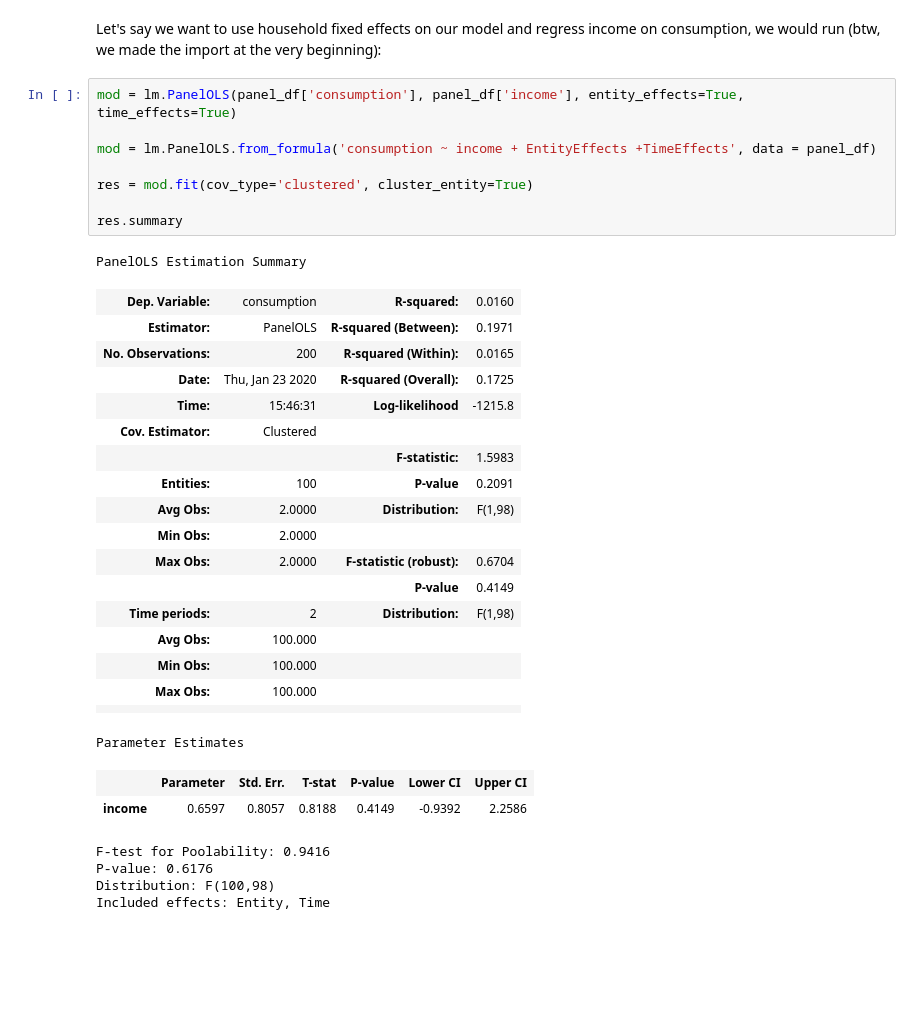
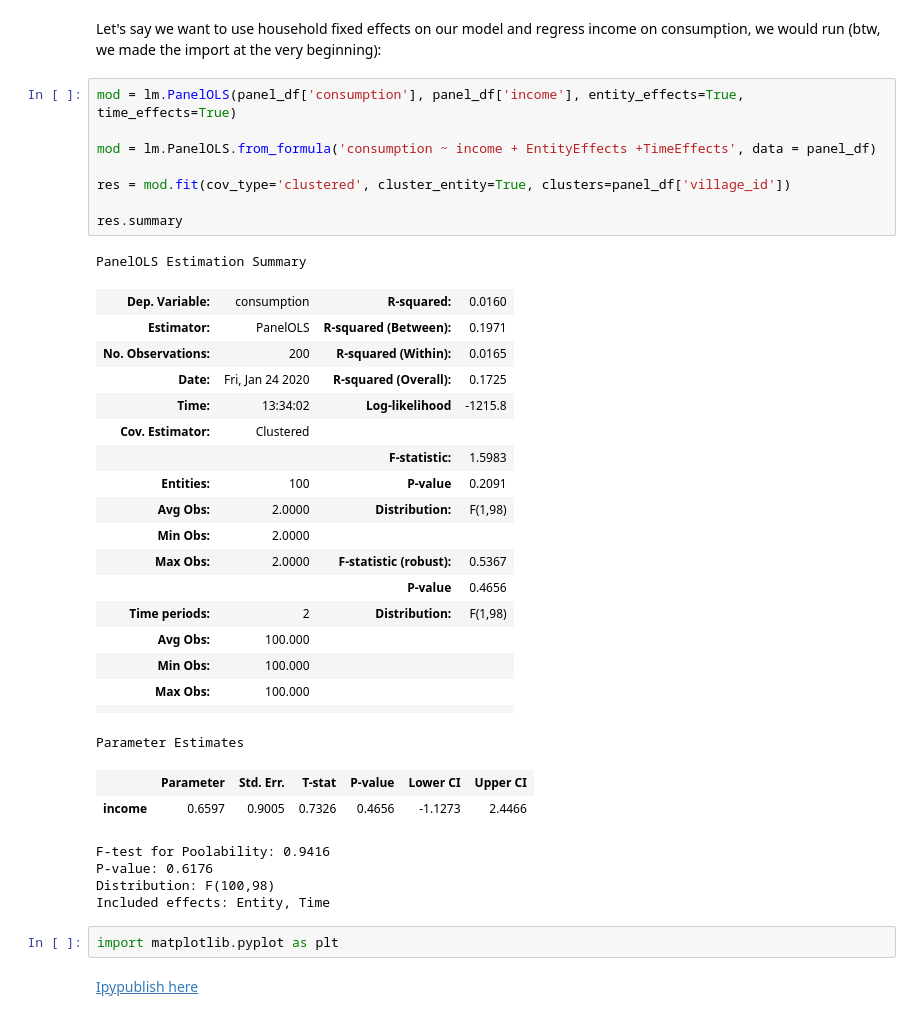
Before and after one commit to UC-Davis-ARE-Econ/Python_Boot_Camp, a Jupyter notebook: Notes/Week_5_Panel_Estimation_Aleks.ipynb, the cells around one changed output. Cells and saved outputs as stored; diff of their text form; blank space fills up the shorter version.

```diff
--- a/Notes/Week_5_Panel_Estimation_Aleks.ipynb
+++ b/Notes/Week_5_Panel_Estimation_Aleks.ipynb
@@ -329,34 +338,38 @@ Let's say we want to use household fixed effects on our model and regress income
 # %%
 mod = lm.PanelOLS(panel_df['consumption'], panel_df['income'], entity_effects=True, time_effects=True)
 
 mod = lm.PanelOLS.from_formula('consumption ~ income + EntityEffects +TimeEffects', data = panel_df)
 
-res = mod.fit(cov_type='clustered', cluster_entity=True)
+res = mod.fit(cov_type='clustered', cluster_entity=True, clusters=panel_df['village_id'])
 
 res.summary
 # %% [output]
 PanelOLS Estimation Summary
 | Dep. Variable: | consumption | R-squared: | 0.0160 |
 | Estimator: | PanelOLS | R-squared (Between): | 0.1971 |
 | No. Observations: | 200 | R-squared (Within): | 0.0165 |
-| Date: | Thu, Jan 23 2020 | R-squared (Overall): | 0.1725 |
-| Time: | 15:46:31 | Log-likelihood | -1215.8 |
+| Date: | Fri, Jan 24 2020 | R-squared (Overall): | 0.1725 |
+| Time: | 13:34:02 | Log-likelihood | -1215.8 |
 | Cov. Estimator: | Clustered |  |  |
 |  |  | F-statistic: | 1.5983 |
 | Entities: | 100 | P-value | 0.2091 |
 | Avg Obs: | 2.0000 | Distribution: | F(1,98) |
 | Min Obs: | 2.0000 |  |  |
-| Max Obs: | 2.0000 | F-statistic (robust): | 0.6704 |
-|  |  | P-value | 0.4149 |
+| Max Obs: | 2.0000 | F-statistic (robust): | 0.5367 |
+|  |  | P-value | 0.4656 |
 | Time periods: | 2 | Distribution: | F(1,98) |
 | Avg Obs: | 100.000 |  |  |
 | Min Obs: | 100.000 |  |  |
 | Max Obs: | 100.000 |  |  |
 |  |  |  |  |
 Parameter Estimates
 |  | Parameter | Std. Err. | T-stat | P-value | Lower CI | Upper CI |
-| income | 0.6597 | 0.8057 | 0.8188 | 0.4149 | -0.9392 | 2.2586 |
+| income | 0.6597 | 0.9005 | 0.7326 | 0.4656 | -1.1273 | 2.4466 |
 F-test for Poolability: 0.9416
 P-value: 0.6176
 Distribution: F(100,98)
 Included effects: Entity, Time
+# %%
+import matplotlib.pyplot as plt
+# %% [markdown]
+[Ipypublish here](https://github.com/chrisjsewell/ipypublish)
```
Also changed, not shown: parts of 7 cells of this notebook.
